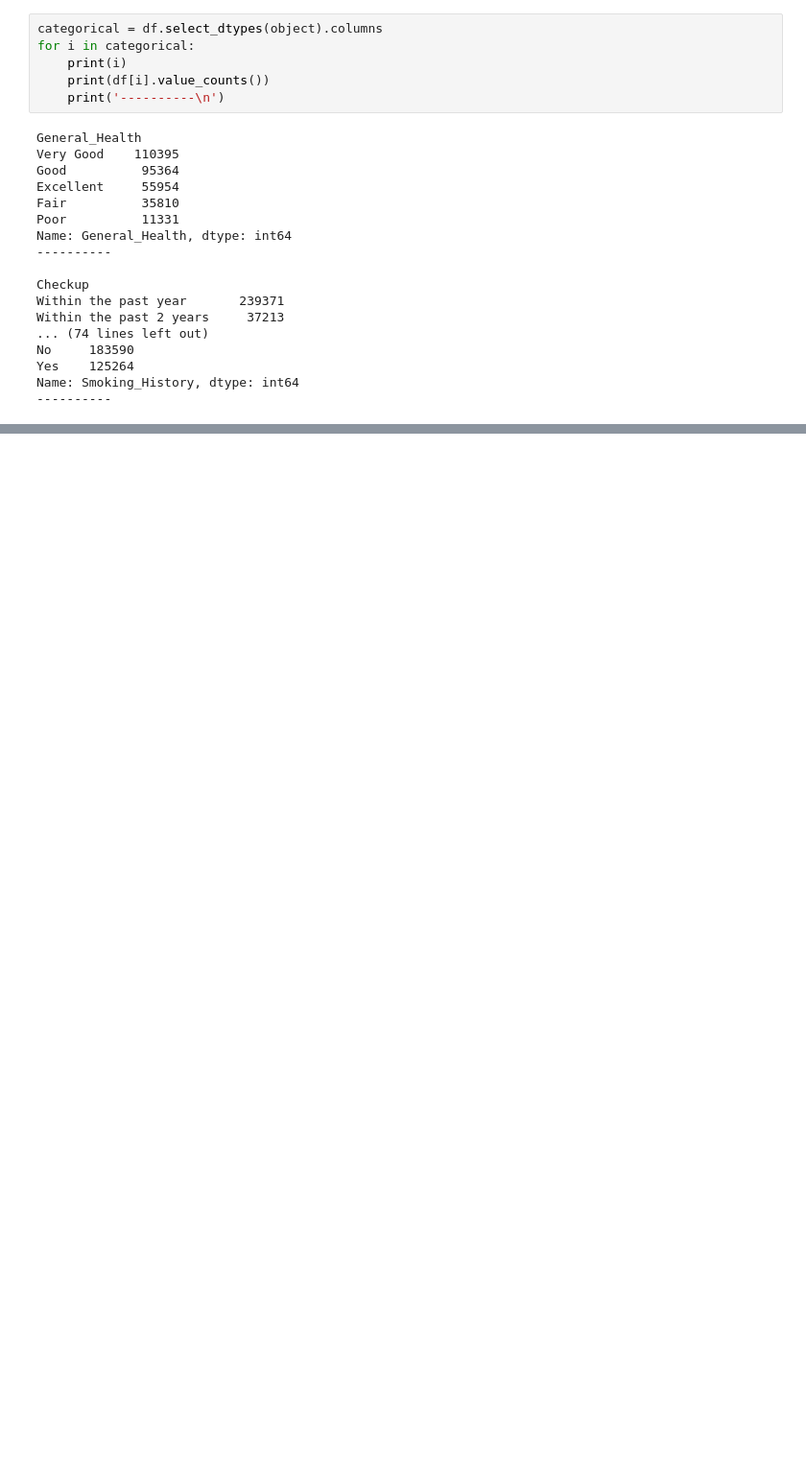
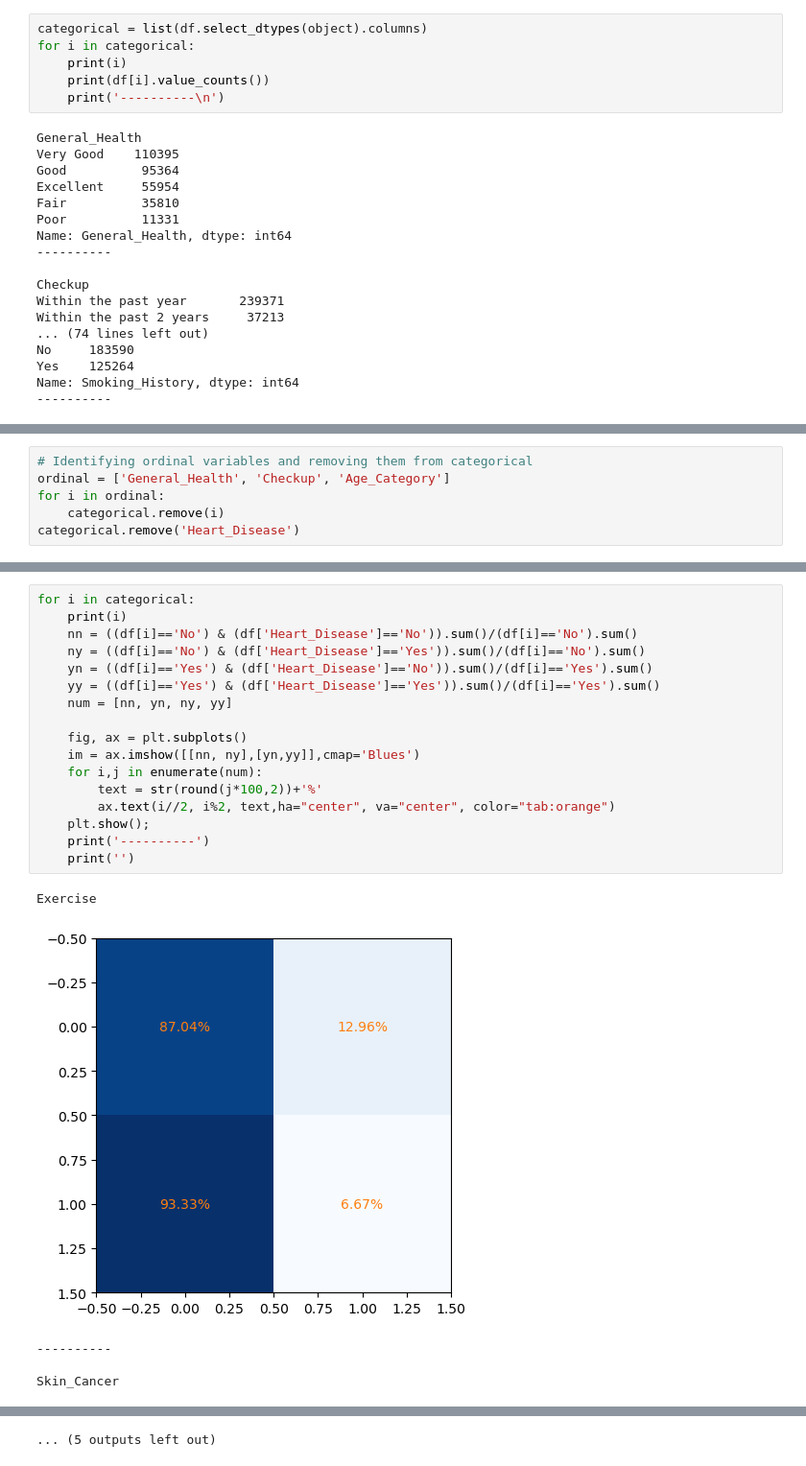
Before and after one commit to rlodetti/classification_project, a Jupyter notebook: 01 - Data Understanding.ipynb, the cells around one changed output, grey strips where cells are left out. Shown at 96% size. Saved outputs shown, nothing was run; the diff lists cells and outputs as text; blank space fills up the shorter version.

```diff
--- a/01 - Data Understanding.ipynb
+++ b/01 - Data Understanding.ipynb
@@ -91,5 +85,5 @@ df[numeric].describe()
 # %%
-categorical = df.select_dtypes(object).columns
+categorical = list(df.select_dtypes(object).columns)
 for i in categorical:
     print(i)
     print(df[i].value_counts())
@@ -118,0 +113,6 @@ dummy = ['Exercise', 'Heart_Disease', 'Skin_Cancer', 'Depression', 'Arthritis',
+# %%
+# Identifying ordinal variables and removing them from categorical
+ordinal = ['General_Health', 'Checkup', 'Age_Category']
+for i in ordinal:
+    categorical.remove(i)
+categorical.remove('Heart_Disease')
@@ -118,0 +143,23 @@ dummy = ['Exercise', 'Heart_Disease', 'Skin_Cancer', 'Depression', 'Arthritis',
+# %%
+for i in categorical:
+    print(i)
+    nn = ((df[i]=='No') & (df['Heart_Disease']=='No')).sum()/(df[i]=='No').sum()
+    ny = ((df[i]=='No') & (df['Heart_Disease']=='Yes')).sum()/(df[i]=='No').sum()
+    yn = ((df[i]=='Yes') & (df['Heart_Disease']=='No')).sum()/(df[i]=='Yes').sum()
+    yy = ((df[i]=='Yes') & (df['Heart_Disease']=='Yes')).sum()/(df[i]=='Yes').sum()
+    num = [nn, yn, ny, yy]
+
+    fig, ax = plt.subplots()
+    im = ax.imshow([[nn, ny],[yn,yy]],cmap='Blues')
+    for i,j in enumerate(num):
+        text = str(round(j*100,2))+'%'
+        ax.text(i//2, i%2, text,ha="center", va="center", color="tab:orange")
+    plt.show();
+    print('----------')
+    print('')
+# %% [output]
+Exercise
+[figure, added]
+----------
+
+Skin_Cancer
@@ -118,0 +183 @@ dummy = ['Exercise', 'Heart_Disease', 'Skin_Cancer', 'Depression', 'Arthritis',
+... (5 outputs left out)
```
Also changed, not shown: parts of 17 cells of this notebook, 7 other files.
